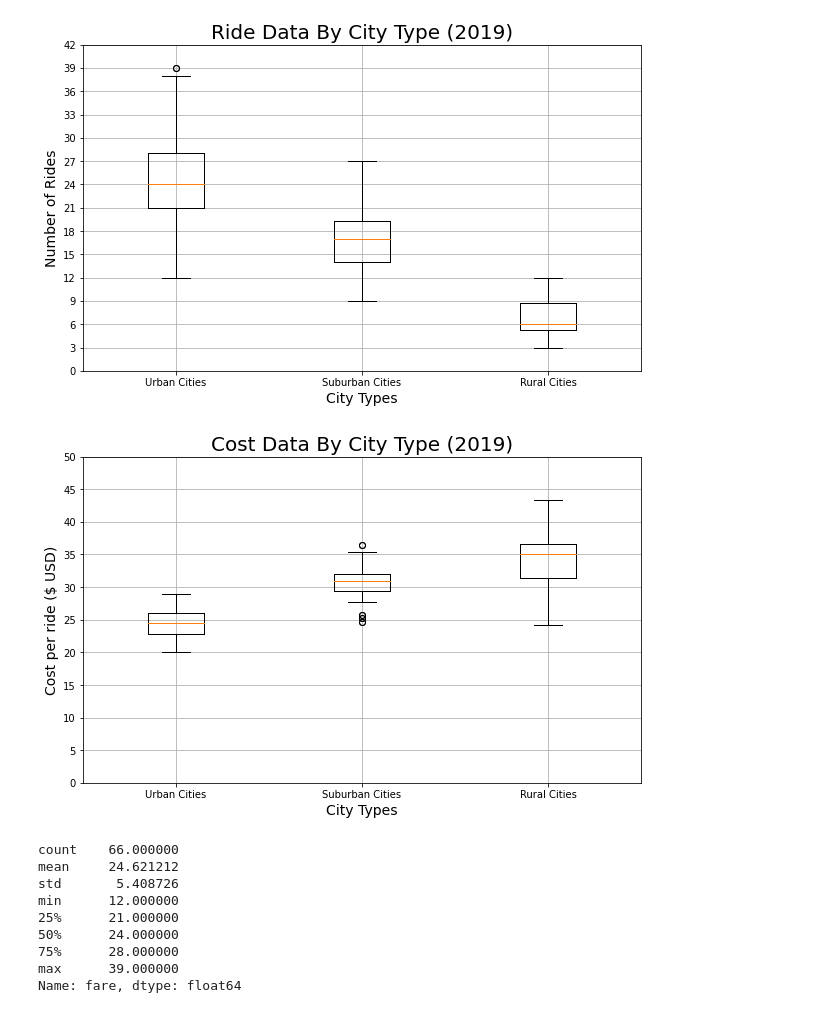
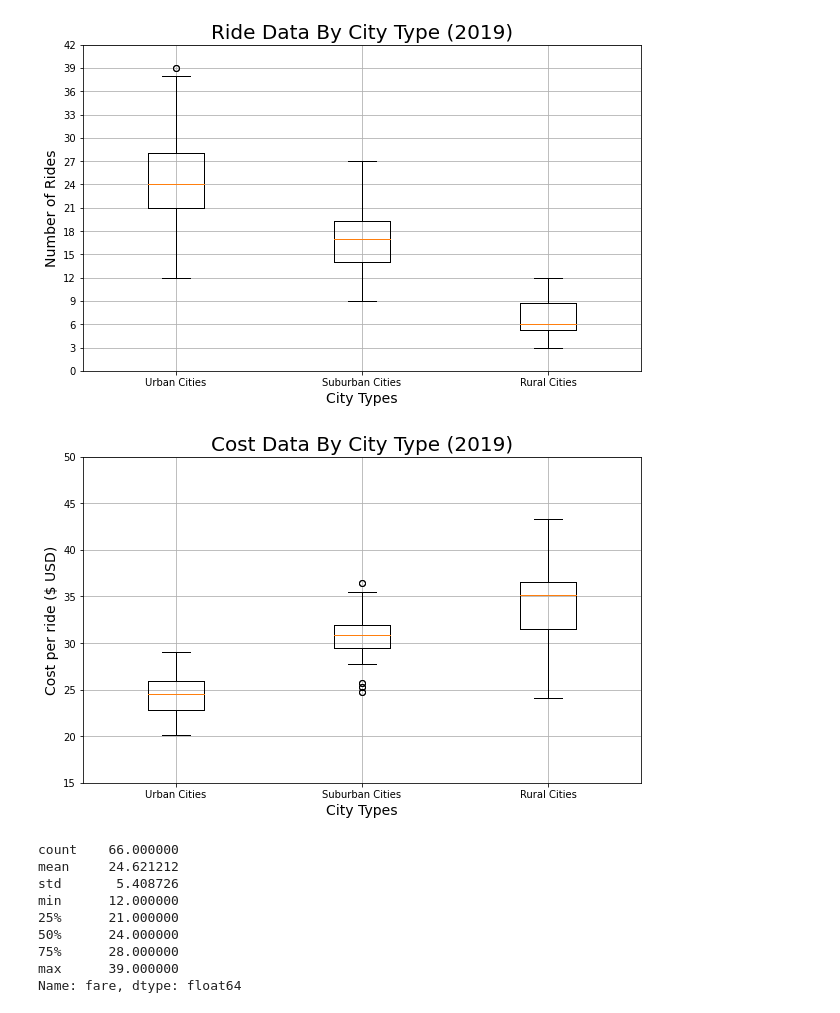
Before and after one commit to JonLev03-hub/PyBer_Analysis, a Jupyter notebook: Pyber_Analysis.ipynb, the cells around one changed output. Drawn from its saved outputs; the diff is of its cells as text; code cells hidden in the pictures.

Commit message:
added another chart

```diff
--- a/Pyber_Analysis.ipynb
+++ b/Pyber_Analysis.ipynb
@@ -232,21 +236,21 @@ plt.show()
 # %%
 # Create a box-and-whisker plot for the cities ride farew.
 
 cost_data = [urban_cost_by_city , suburban_cost_by_city, rural_cost_by_city]
 plt.subplots(figsize = (10,6))
 plt.boxplot(cost_data)
 plt.title("Cost Data By City Type (2019)",fontsize = 20)
 plt.ylabel('Cost per ride ($ USD)',fontsize=14)
 plt.xlabel("City Types",fontsize=14)
 plt.boxplot(cost_data, labels=["Urban Cities","Suburban Cities", "Rural Cities"])
 plt.xticks(ticks = [1,2,3],labels=["Urban Cities","Suburban Cities", "Rural Cities"])
-plt.yticks(np.arange(0, 51, step=5.0))
+plt.yticks(np.arange(15, 51, step=5.0))
 plt.grid()
 # Save the figure.
 plt.savefig("analysis/Fig3.png")
 plt.show()
 # %% [output]
-[figure, old version]
+[figure, new version]
 # %%
 urban_fare = urban_df.groupby(["city"]).count()["fare"]
 urban_fare.describe()
```
Also changed, not shown: parts of 3 cells of this notebook, 6 other files.
